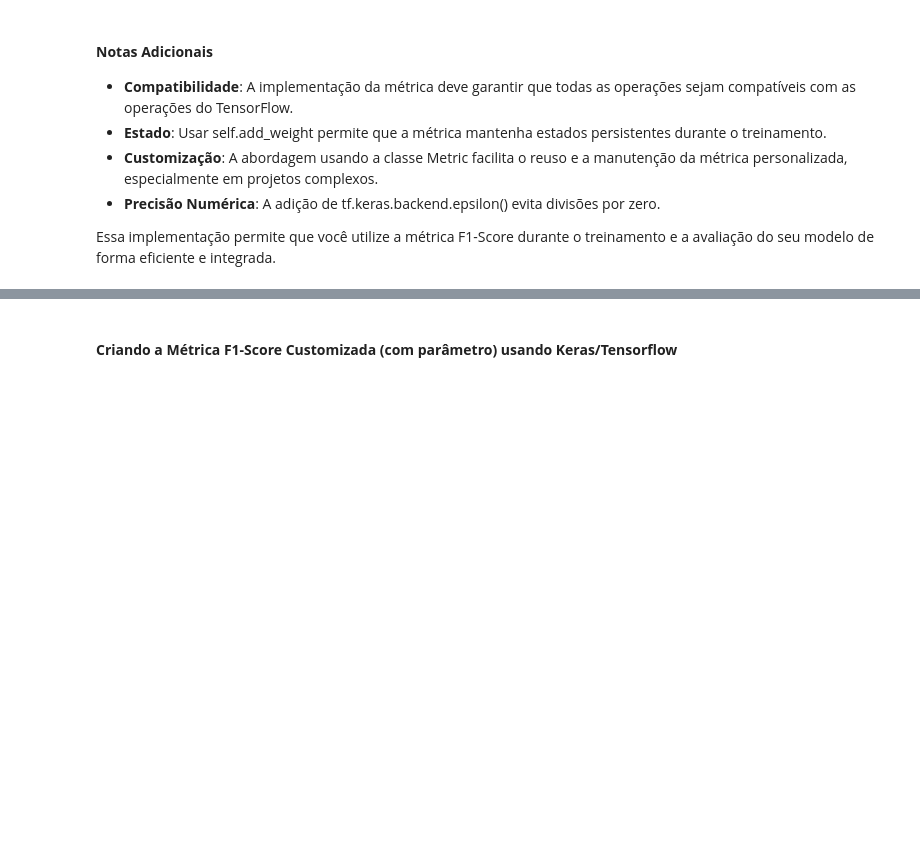
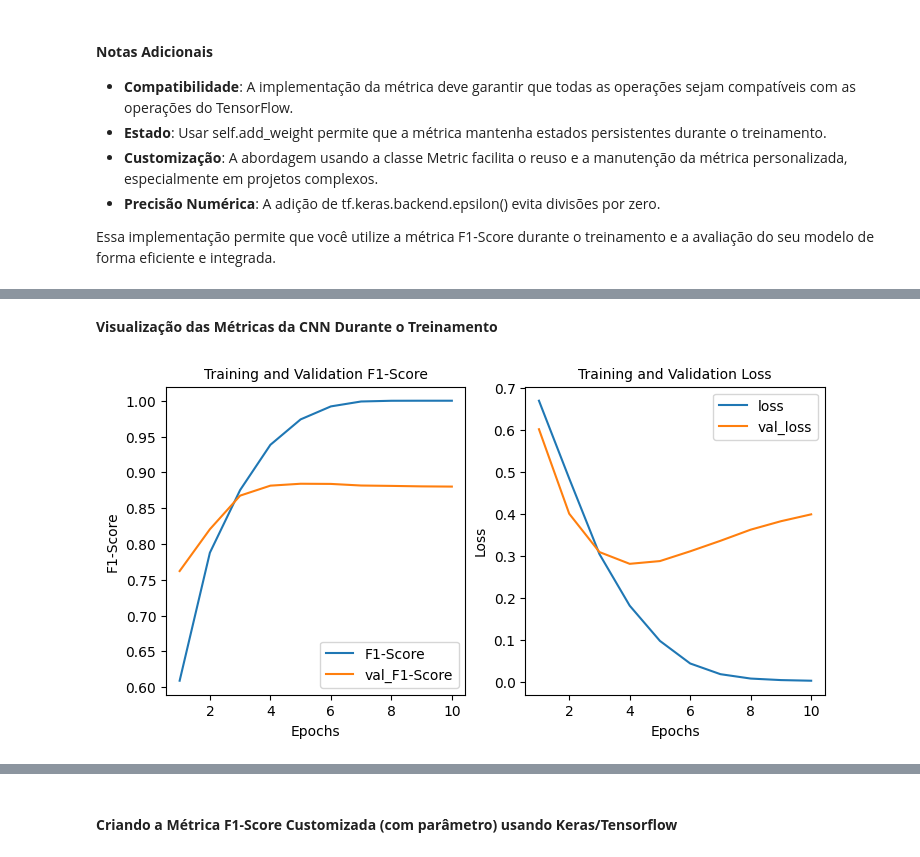
Before and after one commit to DanielaSenna/creating-custom-metrics-for-keras-tensorflow, a Jupyter notebook: custom-metrics-keras-tensorflow.ipynb, the cells around one changed output, grey strips where cells are left out. Cells and saved outputs as stored; diff of their text form; code cells hidden in the pictures; blank space fills up the shorter version.

```diff
--- a/custom-metrics-keras-tensorflow.ipynb
+++ b/custom-metrics-keras-tensorflow.ipynb
@@ -232,5 +235,5 @@ def build_model(metric):
 # Usando a métrica BinaryAccuracy
 metric = tf.keras.metrics.BinaryAccuracy(name='binary_accuracy')
 
-model = build_model(metric)
+model, history = build_model(metric)
 # %% [output]
@@ -404,9 +423,6 @@ class F1ScoreA(tf.keras.metrics.Metric):
 
 Essa implementação permite que você utilize a métrica F1-Score durante o treinamento e a avaliação do seu modelo de forma eficiente e integrada.
 # %%
-# F1-Score
-metric = F1ScoreA()
-
 # Passando a métrica para o modelo
-model = build_model(metric)
+model, history = build_model(F1ScoreA())
 # %% [output]
@@ -425,0 +458,29 @@ F1-Score Macro Valid 0.77
+# %% [markdown]
+**Visualização das Métricas da CNN Durante o Treinamento**
+# %%
+fig, ax = plt.subplots(1, 2, figsize=(8.5,4))
+
+acc = history.history['f1_score']
+val_acc = history.history['val_f1_score']
+loss = history.history['loss']
+val_loss = history.history['val_loss']
+
+epochs = range(1, len(acc) + 1)
+
+sns.lineplot(x=epochs, y=loss, ax=ax[1], label='loss')
+sns.lineplot(x=epochs, y=val_loss, ax=ax[1], label='val_loss')
+ax[1].set_title("Training and Validation Loss", size=10)
+ax[1].set_xlabel('Epochs')
+ax[1].set_ylabel('Loss')
+
+
+sns.lineplot(x=epochs, y=acc, ax=ax[0], label='F1-Score')
+sns.lineplot(x=epochs, y=val_acc, ax=ax[0], label='val_F1-Score')
+ax[0].set_title("Training and Validation F1-Score", size=10)
+ax[0].set_xlabel('Epochs')
+ax[0].set_ylabel('F1-Score')
+
+
+plt.show()
+# %% [output]
+[figure, added]
```
Also changed, not shown: parts of 24 cells of this notebook.
